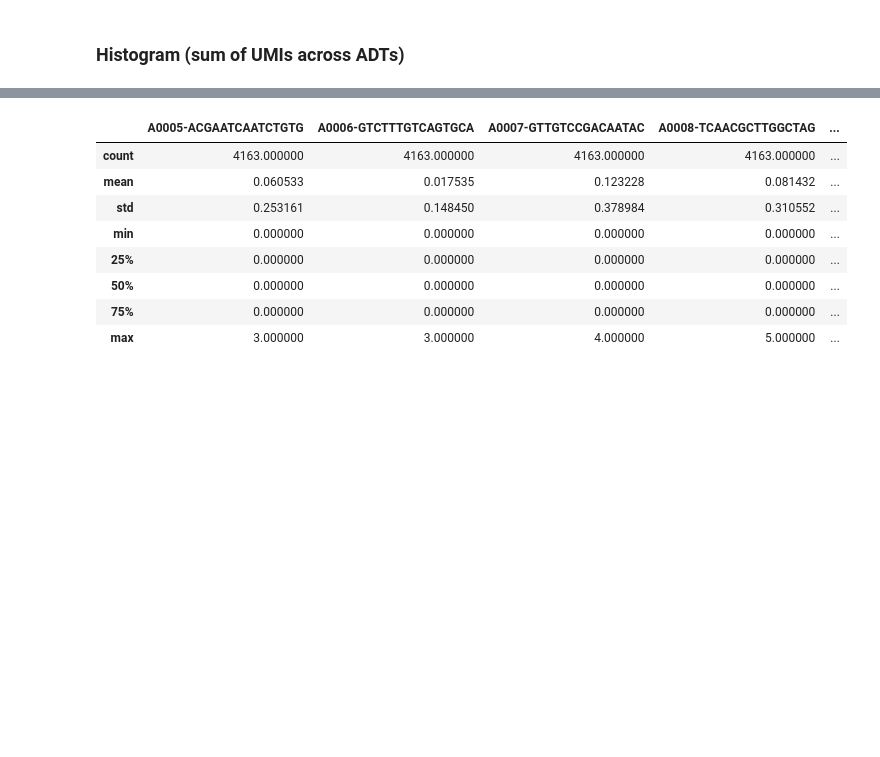
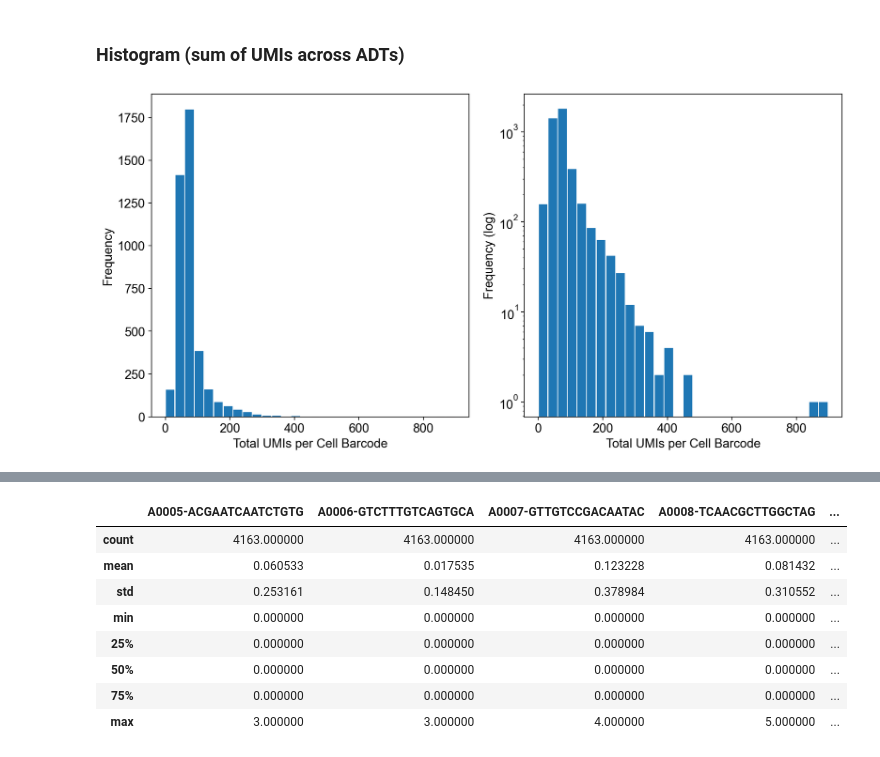
Before and after one commit to hisplan/sharp, a Jupyter notebook: manual-inspection/inspect-citeseq-v2.ipynb, the cells around one changed output, grey strips where cells are left out. Cells and saved outputs as stored; diff of their text form; code cells hidden in the pictures; blank space fills up the shorter version.

```diff
--- a/manual-inspection/inspect-citeseq-v2.ipynb
+++ b/manual-inspection/inspect-citeseq-v2.ipynb
@@ -380,6 +380,26 @@ adata.to_df()
 adata.obs["total_umis"] = adata.X.sum(axis=1).A1
 # %% [markdown]
 ### Histogram (sum of UMIs across ADTs)
+# %%
+fig, axes = plt.subplots(nrows=1, ncols=2, figsize=(12, 6), facecolor="white")
+
+ax = np.ravel(axes)
+
+ax[0].hist(adata.obs["total_umis"], bins=30, rwidth=0.9)
+ax[0].set_xlabel("Total UMIs per Cell Barcode")
+ax[0].set_ylabel("Frequency")
+ax[0].grid(b=False)
+
+ax[1].hist(adata.obs["total_umis"], bins=30, rwidth=0.9)
+ax[1].set_xlabel("Total UMIs per Cell Barcode")
+ax[1].set_ylabel("Frequency (log)")
+ax[1].set_yscale("log")
+ax[1].grid(b=False)
+
+plt.tight_layout()
+plt.show()
+# %% [output]
+[figure, added]
 # %%
 fig, ax = plt.subplots(figsize=(6, 6), facecolor="white")
 
```
Also changed, not shown: parts of 2 cells of this notebook.
